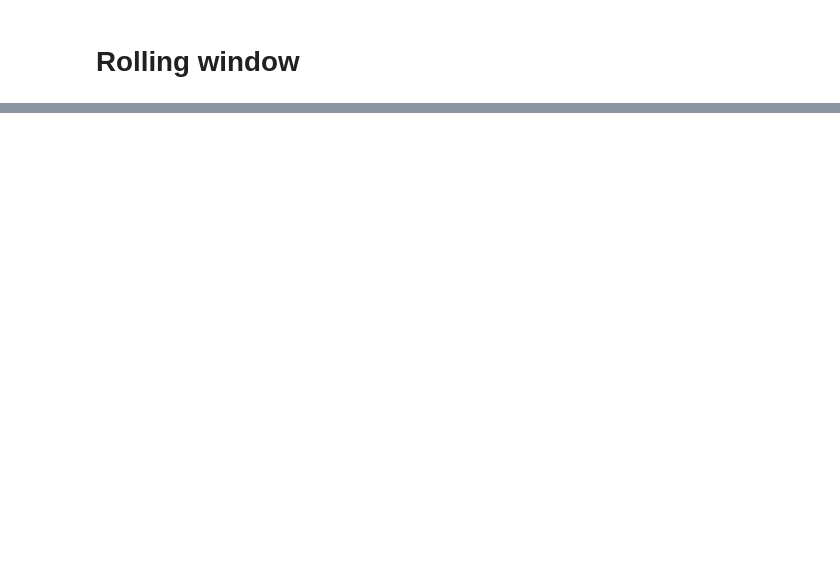
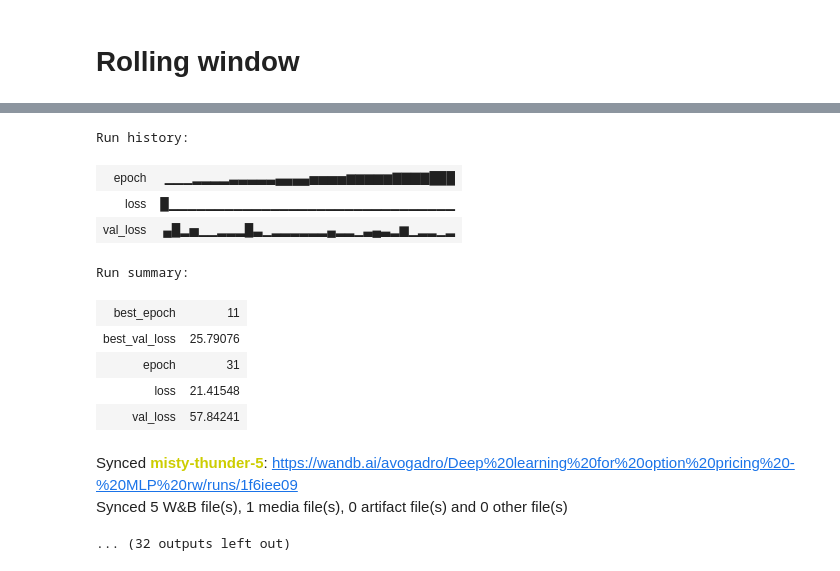
Before and after one commit to erlend-rygg/deep-learning-for-option-pricing, a Jupyter notebook: LSTM-MLP_notebooks/MLP.ipynb, the cells around one changed output, grey strips where cells are left out. Cells and saved outputs as stored; diff of their text form; code cells hidden in the pictures; blank space fills up the shorter version.

Commit message:
MLP model works

```diff
--- a/LSTM-MLP_notebooks/MLP.ipynb
+++ b/LSTM-MLP_notebooks/MLP.ipynb
@@ -15,12 +15,12 @@
 [notice] To update, run: python.exe -m pip install --upgrade pip
 # %%
 google_colab = False
-hyperparameter_search = False
+hyperparameter_search = True
 training_size = 991232
 random_seed = 0
-checkpoint_time = '11.05 1 mnd test sett full model run' # Insert checkpoint time if continuing training
+checkpoint_time = None # Insert checkpoint time if continuing training
 starting_window = 0 # Insert starting window if continuing training
-run_training = False
+run_training = True
 run_shap = False
 run_prediction = False
 # %%
@@ -254,11 +253,8 @@ def create_rw_dataset(window_number = 0, df = None, shap = False):
 
 # Create the dataset for the first rolling window period
 if not run_shap:
-    if moneyness:
-        train_x, train_y, val_x, val_y, test_x, test_y, train_start, val_start, test_start, df_test, train_strike, val_strike, test_strike = create_rw_dataset(df=df)
-    else:
-        train_x, train_y, val_x, val_y, test_x, test_y, train_start, val_start, test_start, df_test = create_rw_dataset(df=df)
-        if hyperparameter_search:
-            del df
+    train_x, train_y, val_x, val_y, test_x, test_y, train_start, val_start, test_start, df_test = create_rw_dataset(df=df)
+    if hyperparameter_search:
+        del df
 # %% [output]
 --------------Dataframe dates--------------
@@ -495,21 +478,17 @@ class config_object:
 num_windows = 99
 
 config = {
-    'LSTM_units': 8,
-    'Interface_units': 4,
     'MLP_units': 200,
-    'LSTM_timesteps': 140,
-    'LSTM_layers': 3,
-    'MLP_layers': 4,
+    'MLP_layers': 3,
     'Bn_momentum': 0.4,
     'Lr': 0.0564,
     'Lr_decay': 0.809,
     'Leaky_relu_alpha': 0.1,
     'Minibatch_size': 4096,
-    'Min_delta': 0.01 if moneyness else 1,
+    'Min_delta': 1,
     'Patience': 20,
-    'Num_features': 3 if moneyness else 4,
-    'Architecture': 'LSTM-MLP v.E.2',
+    'Num_features': 5,
+    'Architecture': 'LSTM-MLP v1.0',
 }
 
 df_test_combined = pd.DataFrame()
@@ -518,51 +497,29 @@ if not checkpoint_time:
     checkpoint_time = datetime.now().strftime("%m-%d_%H-%M")
 print(f'Checkpoint time: {checkpoint_time}')
 
-previous_checkpoint_path = None
-
 for window in range(starting_window, num_windows):
     np.random.seed(random_seed)
     tf.random.set_seed(random_seed)
 
-    if moneyness:
-        train_x, train_y, val_x, val_y, test_x, test_y, train_start, val_start, test_start, df_test, train_strike, val_strike, test_strike = create_rw_dataset(df=df, window_number=window)
-    else:
-        train_x, train_y, val_x, val_y, test_x, test_y, train_start, val_start, test_start, df_test = create_rw_dataset(df=df, window_number=window)
+    train_x, train_y, val_x, val_y, test_x, test_y, train_start, val_start, test_start, df_test = create_rw_dataset(df=df, window_number=window)
 
     print('-------------------------------------------')
     print(f'Window {window + 1} of {num_windows}')
     print("Training start: ", train_start, "Validation start: ", val_start, "Test start: ", test_start)
-    print("Loading previous checkpoint: ", previous_loading)
 
     if google_colab:
         checkpoint_path = f'/content/drive/MyDrive/01. Masters Thesis - Shared/05. Checkpoints/{checkpoint_time}/{train_start}/'
-    elif finance_computers:
-        checkpoint_path = f'{fc_path}/checkpoints/{checkpoint_time}/{train_start}/'
     else:
         checkpoint_path = f'./checkpoints/{checkpoint_time}/{train_start}/'
 
     config['Dataset'] = f'{train_start} - {val_start} - {test_start}'
 
     if run_training:
-        trainer(train_x = train_x, train_y = train_y, val_x = val_x, val_y = val_y, config = config, project = 'Deep learning for option pricing - rolling windows',  previous_checkpoint_path = previous_checkpoint_path, checkpoint_path = checkpoint_path)
+        trainer(train_x = train_x, train_y = train_y, val_x = val_x, val_y = val_y, config = config, project = 'Deep learning for option pricing - MLP rw', checkpoint_path = checkpoint_path)
     c_model = load_model(checkpoint_path + ".h5")
 
-    # Split test_x into five parts
-    part_size = len(test_x[0]) // 5
-    test_x_parts = []
-    for i in range(5):
-        subset_1 = test_x[0][i * part_size:(i + 1) * part_size]
-        subset_2 = test_x[1][i * part_size:(i + 1) * part_size]
-        test_x_parts.append((subset_1, subset_2))
-
-    # Adjust the last part to include any remaining data
-    test_x_parts[-1] = (test_x[0][(len(test_x_parts) - 1) * part_size:], test_x[1][(len(test_x_parts) - 1) * part_size:])
-
-    # Make predictions for each part
-    predictions_parts = [np.array(c_model(part)) for part in test_x_parts]
-
-    # Combine the predictions
-    predictions = np.concatenate(predictions_parts, axis=0)
+    # Make predictions
+    predictions = c_model(test_x)
 
     print(f'--- Predictions for test_start {test_start} ---')
     calculate_error(predictions, test_y)
@@ -570,9 +527,6 @@ for window in range(starting_window, num_windows):
 
     df_test["Prediction"] = predictions
     df_test_combined = pd.concat([df_test_combined, df_test[["Quote_date", "Price", "Prediction"] + bs_vars]])
-
-    if previous_loading:
-       previous_checkpoint_path = checkpoint_path
 
     del train_x
     del train_y
@@ -593,12 +547,7 @@ if google_colab == False:
     predictions_path = './predictions/'
     if checkpoint_path and not os.path.exists(predictions_path):
         os.makedirs(predictions_path)
-    df_test_combined.to_csv(f'{predictions_path}{datetime.now().strftime("%m-%d_%H-%M")}.csv')
-elif finance_computers:
-    predictions_path = f'{fc_path}/predictions/'
-    if checkpoint_path and not os.path.exists(predictions_path):
-        os.makedirs(predictions_path)
-    df_test_combined.to_csv(f'{predictions_path}{datetime.now().strftime("%m-%d_%H-%M")}.csv')
+    df_test_combined.to_csv(f'{predictions_path}{checkpoint_time}.csv')
 else:
   path = f'/content/drive/MyDrive/01. Masters Thesis - Shared/06. Predictions/{checkpoint_time}.csv'
   df_test_combined.to_csv(path)
@@ -607,3 +589,16 @@ UnboundLocalError: local variable 'checkpoint_time' referenced before assignment
+Run history:
+| epoch | ▁▁▁▂▂▂▂▃▃▃▃▃▄▄▄▄▅▅▅▅▆▆▆▆▆▇▇▇▇███ |
+| loss | █▁▁▁▁▁▁▁▁▁▁▁▁▁▁▁▁▁▁▁▁▁▁▁▁▁▁▁▁▁▁▁ |
+| val_loss | ▄█▂▅▁▁▂▂▂█▃▁▂▂▂▂▂▂▄▂▂▁▃▄▃▂▆▁▂▂▁▂ |
+Run summary:
+| best_epoch | 11 |
+| best_val_loss | 25.79076 |
+| epoch | 31 |
+| loss | 21.41548 |
+| val_loss | 57.84241 |
+Synced misty-thunder-5: https://wandb.ai/avogadro/Deep%20learning%20for%20option%20pricing%20-%20MLP%20rw/runs/1f6iee09
+Synced 5 W&B file(s), 1 media file(s), 0 artifact file(s) and 0 other file(s)
+... (32 outputs left out)
 # %%
 # Define a function to calculate RMSE
 def calculate_rmse(group):
```
Also changed, not shown: parts of 12 cells of this notebook.
